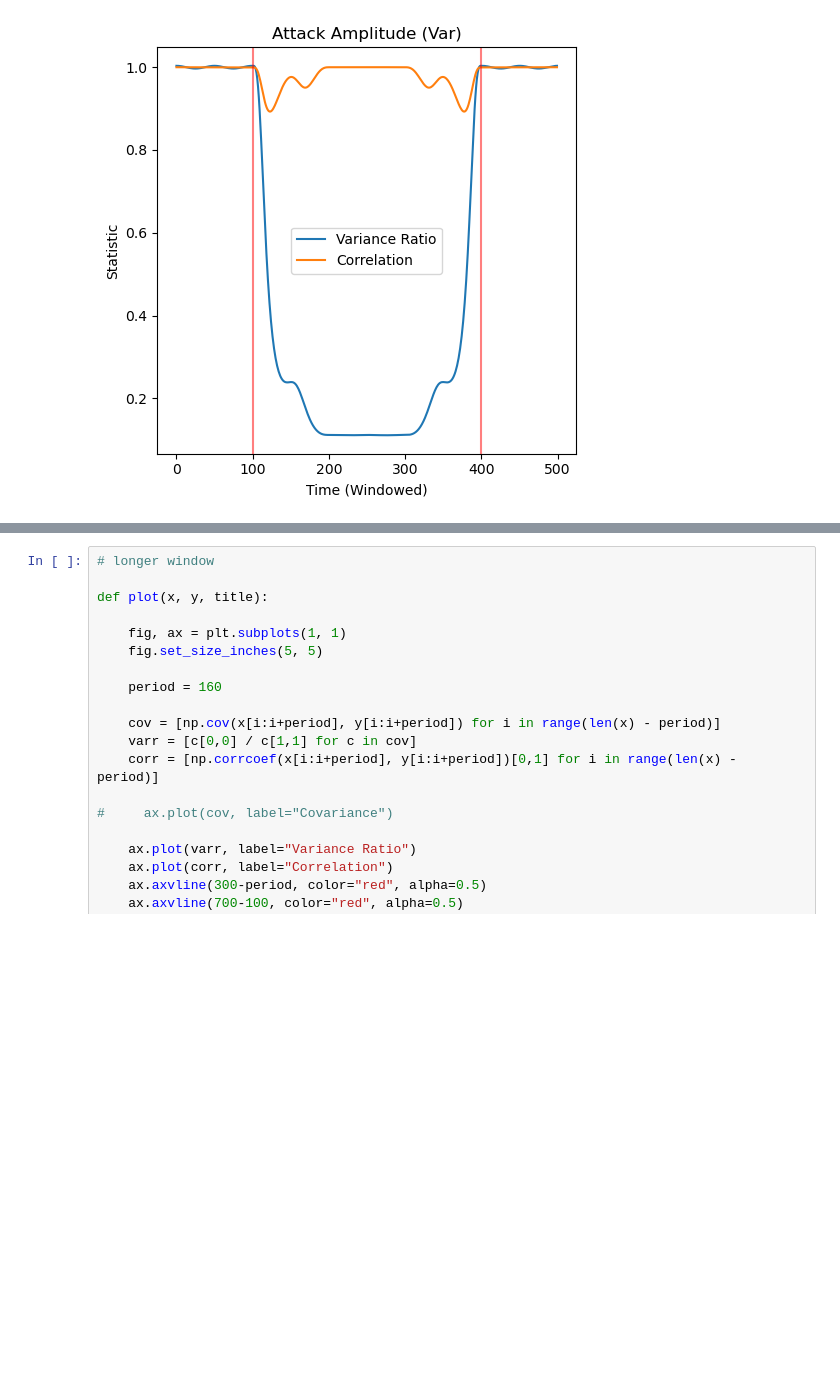
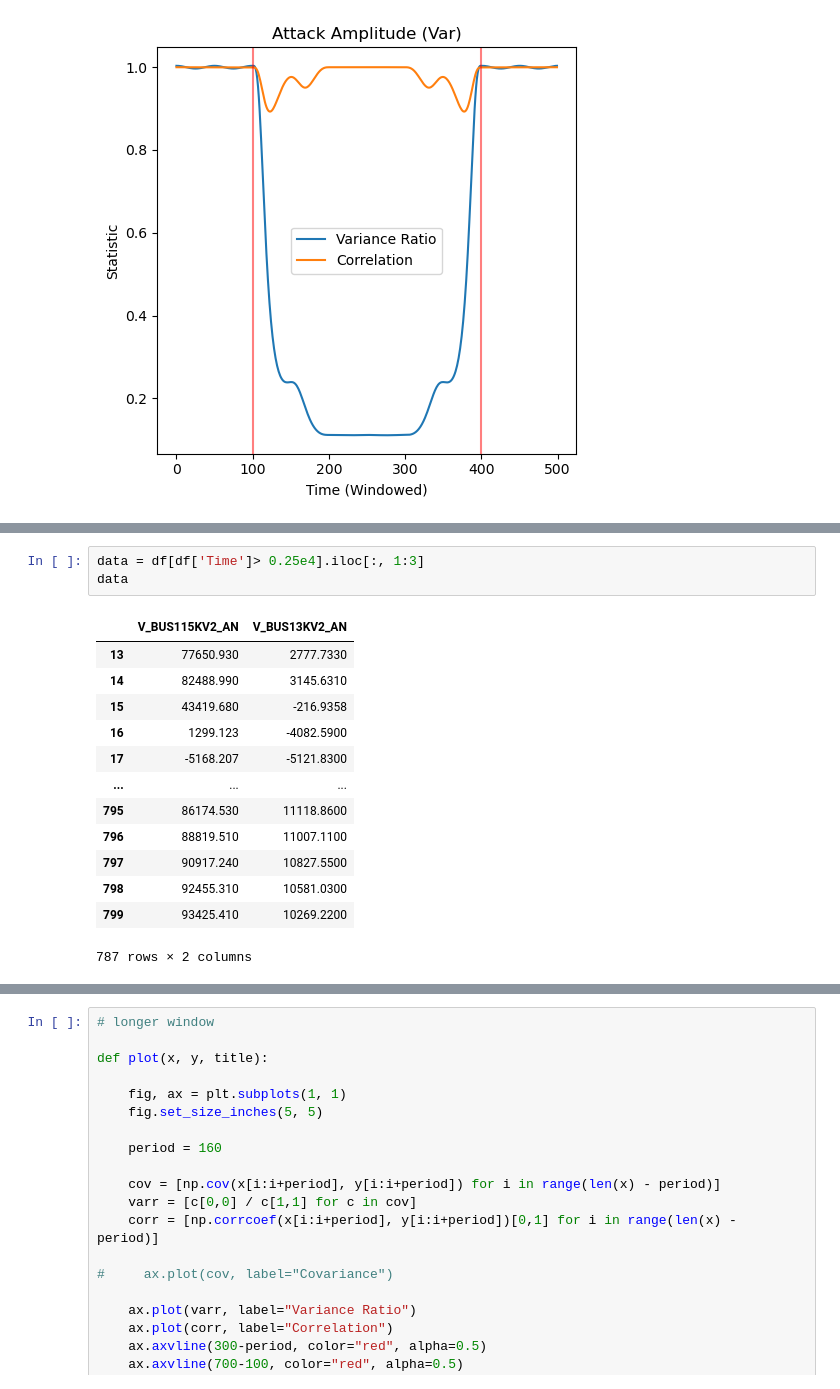
Before and after one commit to nano2547/PS-Research, a Jupyter notebook: AL012CorrCovTesting.ipynb, the cells around one changed output, grey strips where cells are left out. Drawn from its saved outputs; the diff is of its cells as text; blank space fills up the shorter version.

```diff
--- a/AL012CorrCovTesting.ipynb
+++ b/AL012CorrCovTesting.ipynb
@@ -240,0 +263,17 @@ plot(x, y, titles[-1])
+# %%
+data = df[df['Time']> 0.25e4].iloc[:, 1:3]
+data
+# %% [output]
+|  | V_BUS115KV2_AN | V_BUS13KV2_AN |
+| 13 | 77650.930 | 2777.7330 |
+| 14 | 82488.990 | 3145.6310 |
+| 15 | 43419.680 | -216.9358 |
+| 16 | 1299.123 | -4082.5900 |
+| 17 | -5168.207 | -5121.8300 |
+| ... | ... | ... |
+| 795 | 86174.530 | 11118.8600 |
+| 796 | 88819.510 | 11007.1100 |
+| 797 | 90917.240 | 10827.5500 |
+| 798 | 92455.310 | 10581.0300 |
+| 799 | 93425.410 | 10269.2200 |
+787 rows × 2 columns
```
Also changed, not shown: parts of 5 cells of this notebook.
